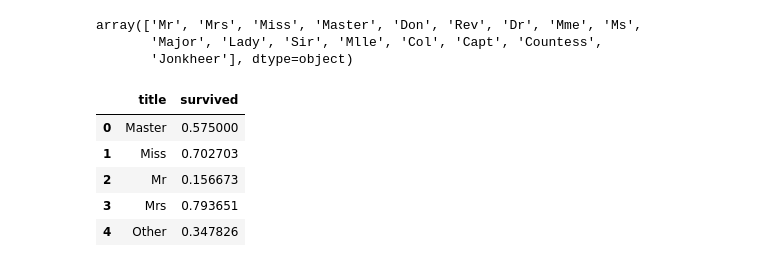
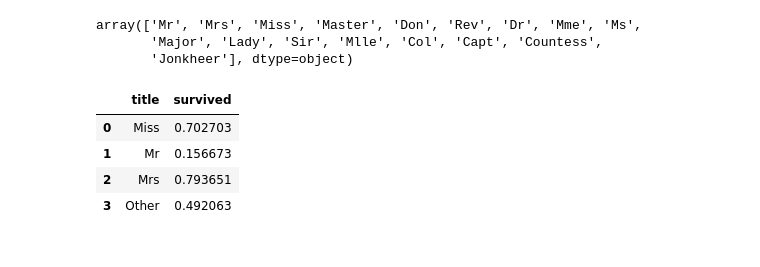
Before and after one commit to Ankudar/kaggle, a Jupyter notebook: titanic.ipynb, the cells around one changed output. Saved outputs shown, nothing was run; the diff lists cells and outputs as text; code cells hidden in the pictures.

```diff
--- a/titanic.ipynb
+++ b/titanic.ipynb
@@ -158,0 +256,8 @@ test_data.head()
+# %%
+# Применение той же категоризации на обоих наборах данных
+for dataset in [train_data, test_data]:
+    dataset['fare'] = pd.cut(dataset['fare'], bins, labels=False, include_lowest=True) + 1
+
+# Вывод первых строк для проверки
+display(train_data.head())
+display(test_data.head())
@@ -159,6 +281,7 @@ test_data.head()
 # %%
-# категаризируем возраст
+# Обработка возраста и категоризация
 for dataset in [train_data, test_data]:
+    # Заполнение пропущенных значений
     age_avg = dataset['age'].mean()
     age_std = dataset['age'].std()
     age_null_count = dataset['age'].isnull().sum()
@@ -167,10 +290,10 @@ for dataset in [train_data, test_data]:
     dataset.loc[np.isnan(dataset['age']), 'age'] = age_null_random_list
     dataset['age'] = dataset['age'].astype(int)
 
-# Категоризация возраста для train_data
-train_data['ageband'] = pd.cut(train_data['age'], 5)
+# Автоматическое определение границ
+train_data['ageband'], bins = pd.cut(train_data['age'], rang_group, retbins=True)
 
-# Печать средних значений выживаемости по возрастным группам для train_data
+# Вывод средних значений выживаемости по группам
 print(train_data[['ageband', 'survived']].groupby(['ageband'], as_index=False).mean())
 # %% [output]
          ageband  survived
@@ -180,12 +303,2 @@ print(train_data[['ageband', 'survived']].groupby(['ageband'], as_index=False).m
 3   (48.0, 64.0]  0.434783
 4   (64.0, 80.0]  0.090909
-# %%
-for dataset in [train_data, test_data]:
-    dataset.loc[ dataset['age'] <= 16, 'age'] = 0
-    dataset.loc[(dataset['age'] > 16) & (dataset['age'] <= 32), 'age'] = 1
-    dataset.loc[(dataset['age'] > 32) & (dataset['age'] <= 48), 'age'] = 2
-    dataset.loc[(dataset['age'] > 48) & (dataset['age'] <= 64), 'age'] = 3
-    dataset.loc[ dataset['age'] > 64, 'age'] = 4
-
-display(train_data.head())
-test_data.head()
@@ -204,0 +305,9 @@ test_data.head()
+# %%
+# Применение той же категоризации на обоих наборах данных
+for dataset in [train_data, test_data]:
+    # Используем bins из train_data для постоянства
+    dataset['age'] = pd.cut(dataset['age'], bins, labels=False, include_lowest=True) + 1
+
+# Вывод первых строк для проверки
+display(train_data.head())
+display(test_data.head())
@@ -248,22 +370,21 @@ array(['Mr', 'Mrs', 'Miss', 'Master', 'Don', 'Rev', 'Dr', 'Mme', 'Ms',
        'Major', 'Lady', 'Sir', 'Mlle', 'Col', 'Capt', 'Countess',
        'Jonkheer'], dtype=object)
 # %%
-#слишком много, ограничимся Mr, Miss, Mrs и другие сделаем other, сделаем 4 категории
+#слишком много, ограничимся Mr, Miss, Mrs, Master и другие сделаем other, сделаем 5 категории
 for dataset in [train_data, test_data]:
     dataset['title'] = dataset['title'].replace(['Lady', 'Countess','Capt', 'Col', \
- 	'Don', 'Dr', 'Major', 'Rev', 'Sir', 'Jonkheer', 'Dona'], 'Other')
+ 	'Don', 'Dr', 'Major', 'Rev', 'Sir', 'Jonkheer', 'Dona', 'Master'], 'Other')
 
     dataset['title'] = dataset['title'].replace('Mlle', 'Miss')
     dataset['title'] = dataset['title'].replace('Ms', 'Miss')
     dataset['title'] = dataset['title'].replace('Mme', 'Mrs')
 
 train_data[['title', 'survived']].groupby(['title'], as_index=False).mean()
 # %% [output]
 |  | title | survived |
-| 0 | Master | 0.575000 |
-| 1 | Miss | 0.702703 |
-| 2 | Mr | 0.156673 |
-| 3 | Mrs | 0.793651 |
-| 4 | Other | 0.347826 |
+| 0 | Miss | 0.702703 |
+| 1 | Mr | 0.156673 |
+| 2 | Mrs | 0.793651 |
+| 3 | Other | 0.492063 |
 # %%
 # теперь меняем
```
Also changed, not shown: parts of 60 cells of this notebook.
